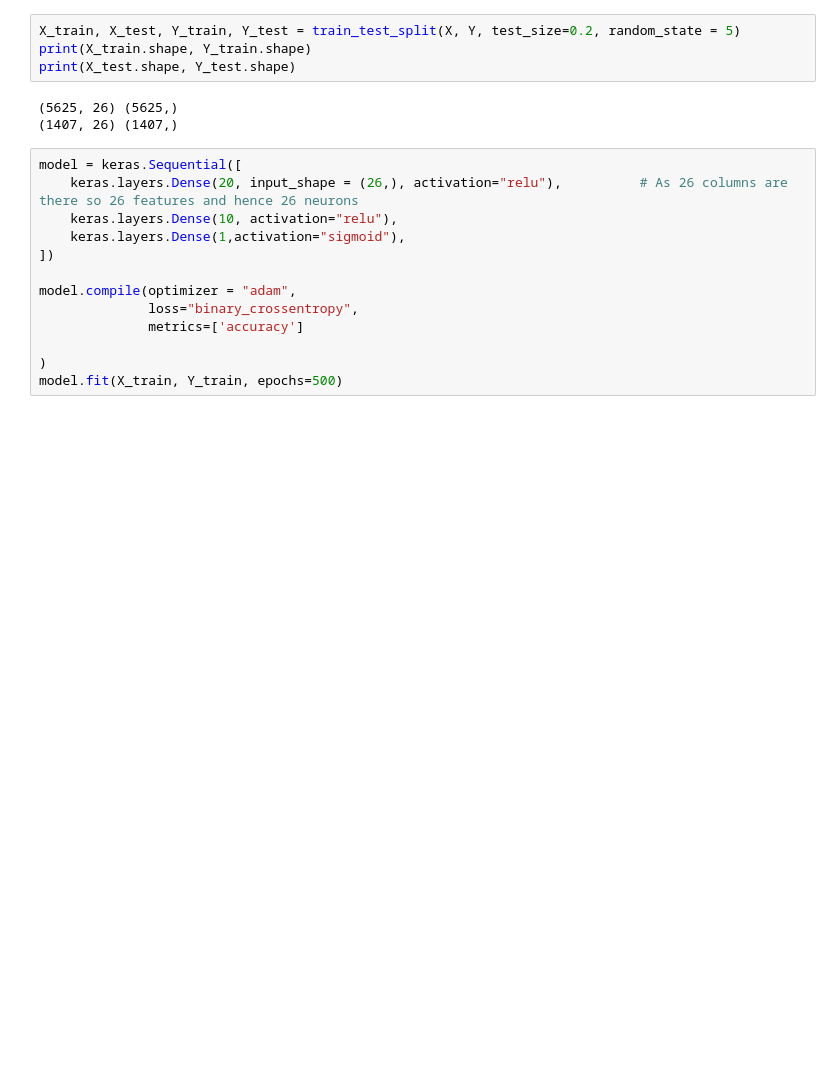
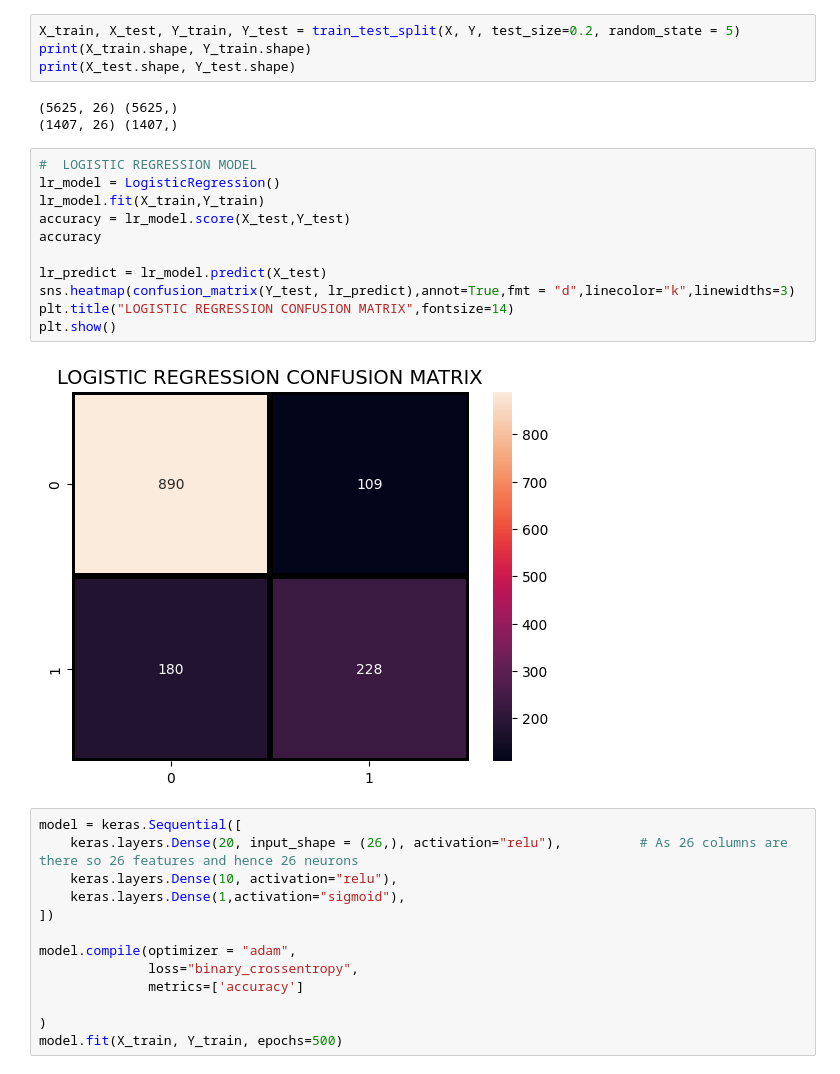
Before and after one commit to neel0086/deep_learning, a Jupyter notebook: CustomerChurn.ipynb, the cells around one changed output. Drawn from its saved outputs; the diff is of its cells as text; blank space fills up the shorter version.

Commit message:
LogisticRegression Model

```diff
--- a/CustomerChurn.ipynb
+++ b/CustomerChurn.ipynb
@@ -198,6 +198,19 @@ print(X_test.shape, Y_test.shape)
 # %% [output]
 (5625, 26) (5625,)
 (1407, 26) (1407,)
+# %%
+#  LOGISTIC REGRESSION MODEL
+lr_model = LogisticRegression()
+lr_model.fit(X_train,Y_train)
+accuracy = lr_model.score(X_test,Y_test)
+accuracy
+
+lr_predict = lr_model.predict(X_test)
+sns.heatmap(confusion_matrix(Y_test, lr_predict),annot=True,fmt = "d",linecolor="k",linewidths=3)
+plt.title("LOGISTIC REGRESSION CONFUSION MATRIX",fontsize=14)
+plt.show()
+# %% [output]
+[figure, added]
 # %%
 model = keras.Sequential([
     keras.layers.Dense(20, input_shape = (26,), activation="relu"),          # As 26 columns are there so 26 features and hence 26 neurons
```
Also changed, not shown: parts of 2 cells of this notebook.
